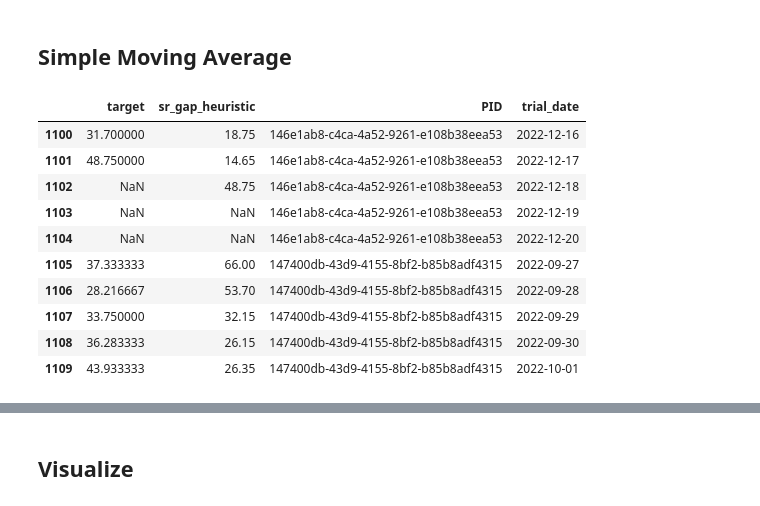
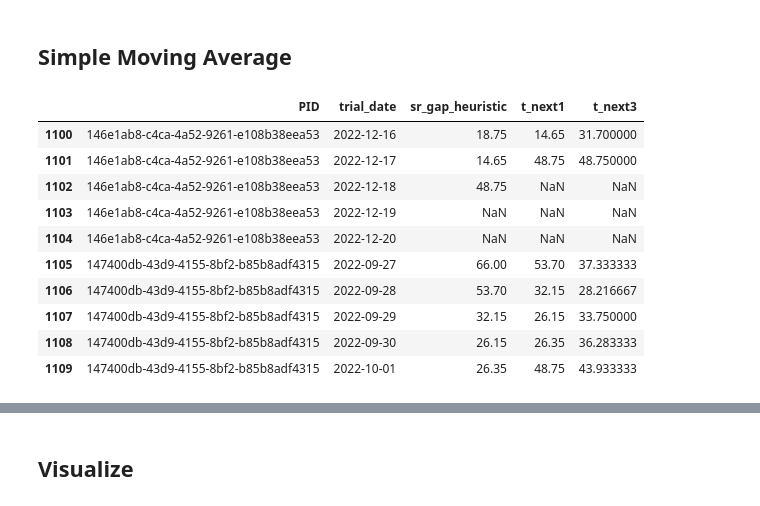
Before and after one commit to danieljwilson/3_3_experience_sampling, a Jupyter notebook: 3_3_3_data_analysis/02_analysis/Models/01_target_calculation.ipynb, the cells around one changed output, grey strips where cells are left out. Saved outputs shown, nothing was run; the diff lists cells and outputs as text; code cells hidden in the pictures.

```diff
--- a/3_3_3_data_analysis/02_analysis/Models/01_target_calculation.ipynb
+++ b/3_3_3_data_analysis/02_analysis/Models/01_target_calculation.ipynb
@@ -20,3 +18,7 @@ df_good = pd.read_csv('../../02_analysis/df_good.csv')
 # df = subject_df(df=df_good, sub_num=0)
 # %% [markdown]
 # Next Day Gap
+# %%
+target_df = df_good[['PID', 'trial_date', 'sr_gap_heuristic']]
+# %%
+target_df['t_next1'] = df_good.groupby('PID')['sr_gap_heuristic'].shift(-1)
@@ -30,21 +48,21 @@ def forward_moving_average(series, window=3):
     return series.rolling(window=window, min_periods=1).mean().shift(-window)
 
 # Apply the moving average calculation for each PID
-df_good['target'] = df_good.groupby('PID')['sr_gap_heuristic'].transform(lambda x: forward_moving_average(x, window=3))
+target_df['t_next3'] = df_good.groupby('PID')['sr_gap_heuristic'].transform(lambda x: forward_moving_average(x, window=3))
 # %%
-df_good[['target', 'sr_gap_heuristic', 'PID', 'trial_date']].iloc[1100:1110]
+target_df.iloc[1100:1110]
 # %% [output]
-|  | target | sr_gap_heuristic | PID | trial_date |
-| 1100 | 31.700000 | 18.75 | 146e1ab8-c4ca-4a52-9261-e108b38eea53 | 2022-12-16 |
-| 1101 | 48.750000 | 14.65 | 146e1ab8-c4ca-4a52-9261-e108b38eea53 | 2022-12-17 |
-| 1102 | NaN | 48.75 | 146e1ab8-c4ca-4a52-9261-e108b38eea53 | 2022-12-18 |
-| 1103 | NaN | NaN | 146e1ab8-c4ca-4a52-9261-e108b38eea53 | 2022-12-19 |
-| 1104 | NaN | NaN | 146e1ab8-c4ca-4a52-9261-e108b38eea53 | 2022-12-20 |
-| 1105 | 37.333333 | 66.00 | 147400db-43d9-4155-8bf2-b85b8adf4315 | 2022-09-27 |
-| 1106 | 28.216667 | 53.70 | 147400db-43d9-4155-8bf2-b85b8adf4315 | 2022-09-28 |
-| 1107 | 33.750000 | 32.15 | 147400db-43d9-4155-8bf2-b85b8adf4315 | 2022-09-29 |
-| 1108 | 36.283333 | 26.15 | 147400db-43d9-4155-8bf2-b85b8adf4315 | 2022-09-30 |
-| 1109 | 43.933333 | 26.35 | 147400db-43d9-4155-8bf2-b85b8adf4315 | 2022-10-01 |
+|  | PID | trial_date | sr_gap_heuristic | t_next1 | t_next3 |
+| 1100 | 146e1ab8-c4ca-4a52-9261-e108b38eea53 | 2022-12-16 | 18.75 | 14.65 | 31.700000 |
+| 1101 | 146e1ab8-c4ca-4a52-9261-e108b38eea53 | 2022-12-17 | 14.65 | 48.75 | 48.750000 |
+| 1102 | 146e1ab8-c4ca-4a52-9261-e108b38eea53 | 2022-12-18 | 48.75 | NaN | NaN |
+| 1103 | 146e1ab8-c4ca-4a52-9261-e108b38eea53 | 2022-12-19 | NaN | NaN | NaN |
+| 1104 | 146e1ab8-c4ca-4a52-9261-e108b38eea53 | 2022-12-20 | NaN | NaN | NaN |
+| 1105 | 147400db-43d9-4155-8bf2-b85b8adf4315 | 2022-09-27 | 66.00 | 53.70 | 37.333333 |
+| 1106 | 147400db-43d9-4155-8bf2-b85b8adf4315 | 2022-09-28 | 53.70 | 32.15 | 28.216667 |
+| 1107 | 147400db-43d9-4155-8bf2-b85b8adf4315 | 2022-09-29 | 32.15 | 26.15 | 33.750000 |
+| 1108 | 147400db-43d9-4155-8bf2-b85b8adf4315 | 2022-09-30 | 26.15 | 26.35 | 36.283333 |
+| 1109 | 147400db-43d9-4155-8bf2-b85b8adf4315 | 2022-10-01 | 26.35 | 48.75 | 43.933333 |
 # %% [markdown]
 ## Exponential Moving Average
 
```
Also changed, not shown: parts of 9 cells of this notebook, 9 other files.
